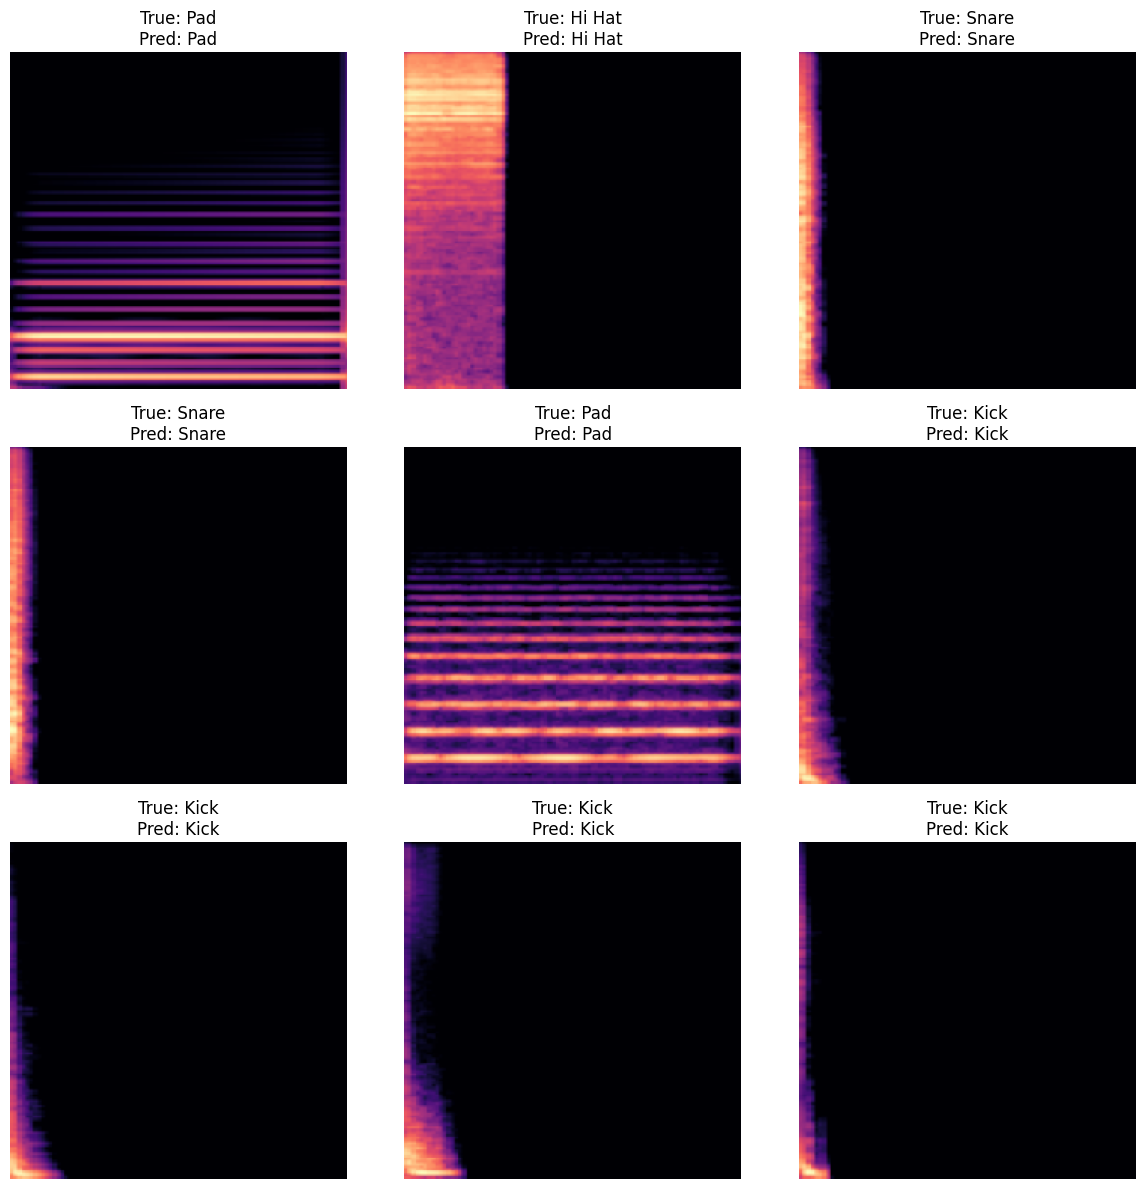
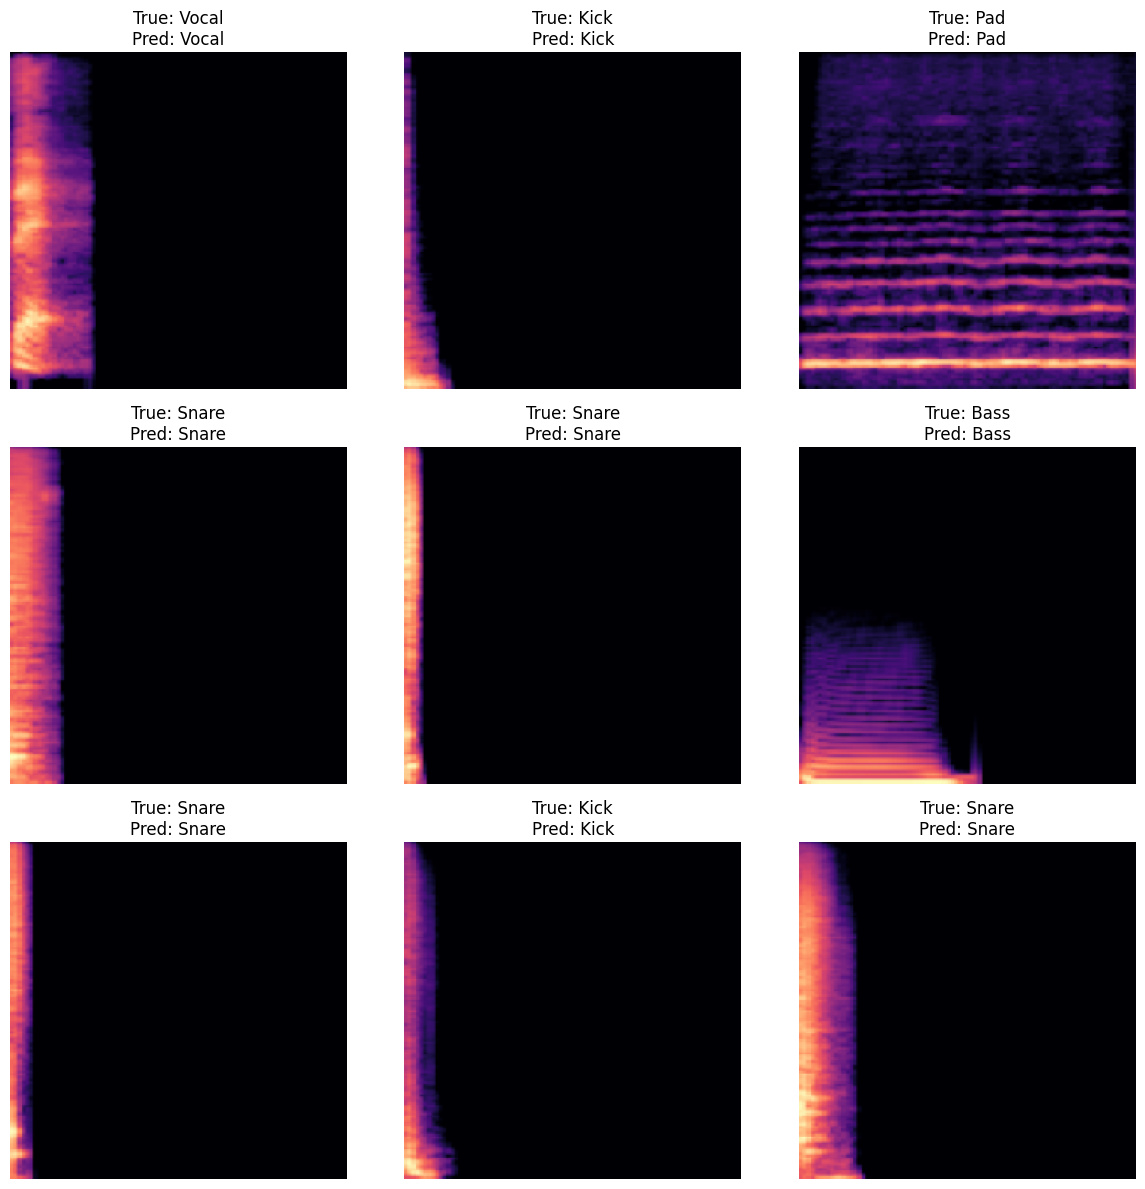
The notebook cell's code change between the first figure and the second:
--- before
+++ after
@@ -37,3 +37,4 @@
 
 plt.tight_layout()
+plt.savefig('../outputs/plots/example_predictions.png')
 plt.show()

Commit: Add loss plot